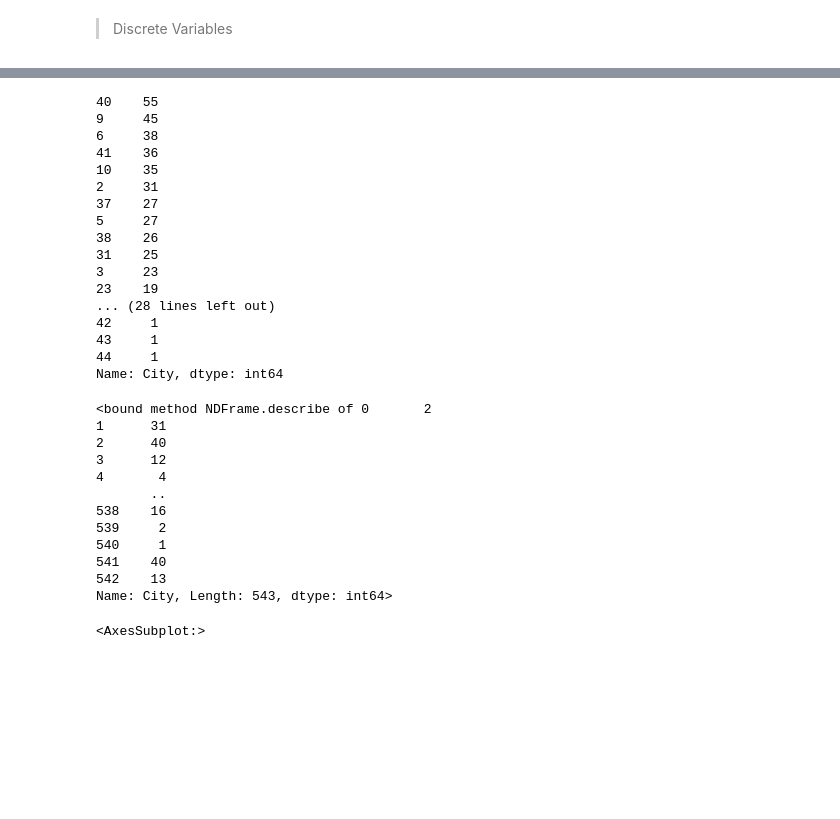
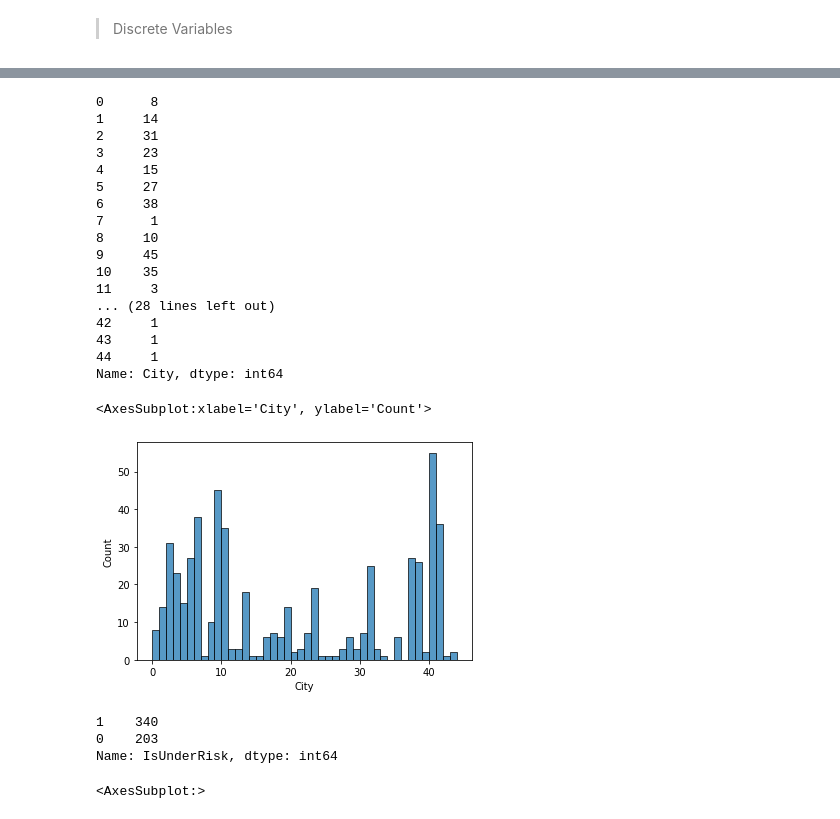
Before and after one commit to georgek2/ENd-To-EnD, a Jupyter notebook: 11_Finance/baseline.ipynb, the cells around one changed output, grey strips where cells are left out. Saved outputs shown, nothing was run; the diff lists cells and outputs as text; code cells hidden in the pictures; blank space fills up the shorter version.

Commit message:
Predicting financial risk: Model Selection

```diff
--- a/11_Finance/baseline.ipynb
+++ b/11_Finance/baseline.ipynb
@@ -107,38 +139,34 @@ sns.histplot(data.City)
 # %%
-data.City.value_counts()
+data.City.value_counts().sort_index()
 # %% [output]
-40    55
+0      8
+1     14
+2     31
+3     23
+4     15
+5     27
+6     38
+7      1
+8     10
 9     45
-6     38
-41    36
 10    35
-2     31
-37    27
-5     27
-38    26
-31    25
-3     23
-23    19
+11     3
 ... (28 lines left out)
 42     1
 43     1
 44     1
 Name: City, dtype: int64
-# %%
-data.City.describe
-# %% [output]
-<bound method NDFrame.describe of 0       2
-1      31
-2      40
-3      12
-4       4
-       ..
-538    16
-539     2
-540     1
-541    40
-542    13
-Name: City, Length: 543, dtype: int64>
+# %%
+sns.histplot(data.City, bins = 44)
+# %% [output]
+<AxesSubplot:xlabel='City', ylabel='Count'>
+[figure, new version]
+# %%
+data.IsUnderRisk.value_counts()
+# %% [output]
+1    340
+0    203
+Name: IsUnderRisk, dtype: int64
 # %%
 data.IsUnderRisk.value_counts().plot(kind = 'bar', color = ['red', 'green'])
 # %% [output]
```
Also changed, not shown: parts of 37 cells of this notebook.
